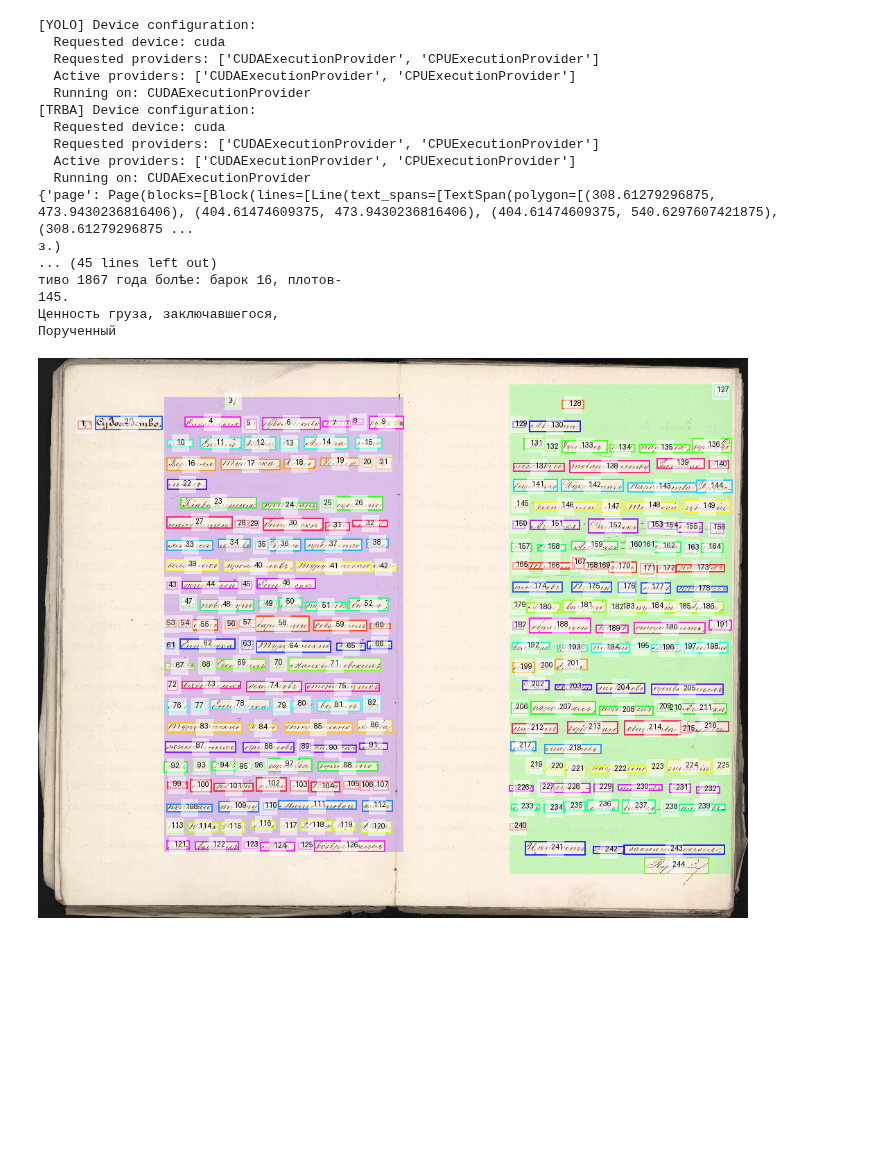
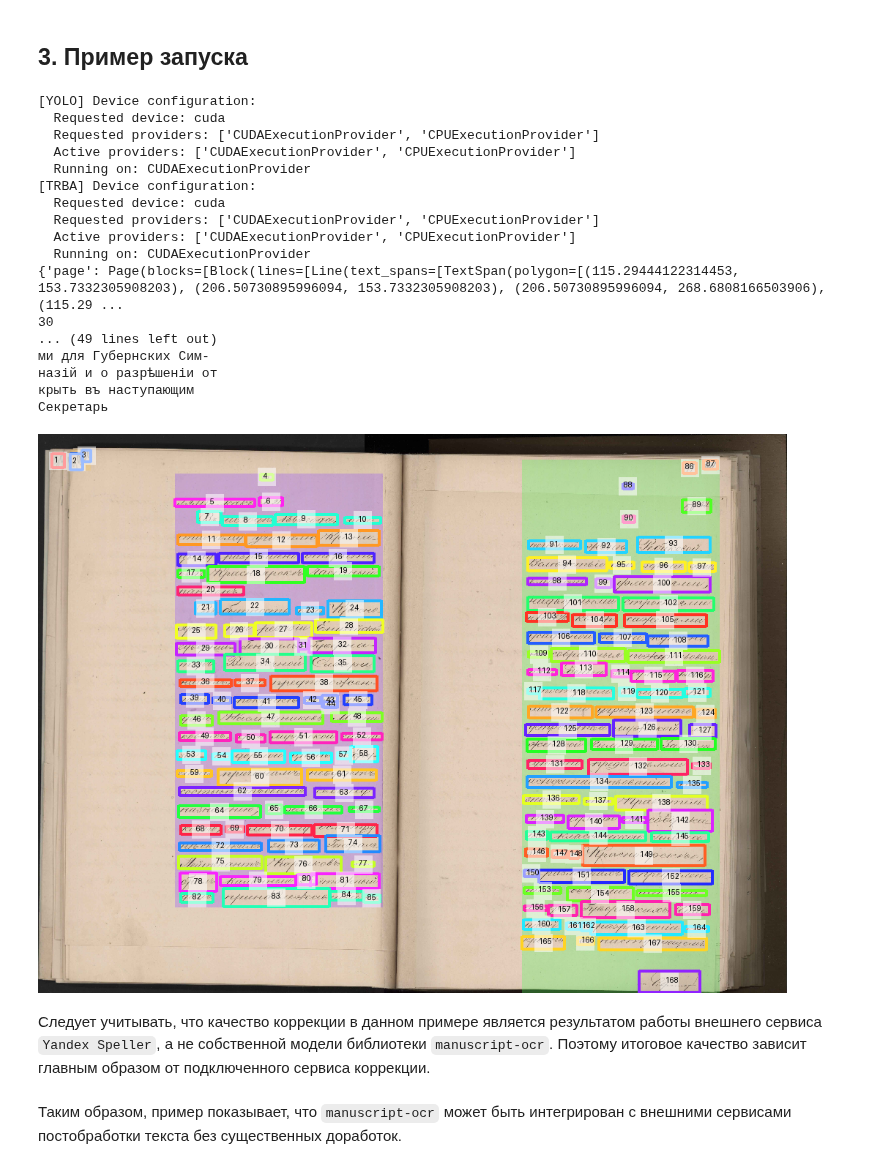
Before and after one commit to konstantinkozhin/manuscript-ocr, a Jupyter notebook: notebooks/Пример_запуска_pipeline_с_yandex_speller.ipynb, the cells around one changed output. Cells and saved outputs as stored; diff of their text form; code cells hidden in the pictures; blank space fills up the shorter version.

```diff
--- a/notebooks/Пример_запуска_pipeline_с_yandex_speller.ipynb
+++ b/notebooks/Пример_запуска_pipeline_с_yandex_speller.ipynb
@@ -56,47 +129,59 @@ class YandexSpellerCorrector:
 
         except Exception:
             return text
+# %% [markdown]
+## 3. Пример запуска
 # %%
+from pathlib import Path
+from urllib.request import urlretrieve
+
 from manuscript import Pipeline
 from manuscript.utils.visualization import visualize_page
 
+image_url = "https://raw.githubusercontent.com/konstantinkozhin/manuscript-ocr/main/example/images/img1.jpeg"
+image_path = Path("img1.jpeg")
 
-image_path = r"C:\Users\USER\manuscript-ocr-2\example\ocr_example_image.jpg"
+if not image_path.exists():
+    urlretrieve(image_url, image_path)
 
 pipeline = Pipeline(
     corrector=YandexSpellerCorrector(),
 )
 
-result = pipeline.predict(image_path)
+result = pipeline.predict(str(image_path))
 
 print(result)
 
 text = pipeline.get_text(result["page"])
 print(text)
 
 visualize_page(
-    image_path,
+    str(image_path),
     result["page"],
     show_lines=False,
     show_numbers=True,
-    max_size = 1024
+    max_size=1024,
 )
 # %% [output]
 [YOLO] Device configuration:
   Requested device: cuda
   Requested providers: ['CUDAExecutionProvider', 'CPUExecutionProvider']
   Active providers: ['CUDAExecutionProvider', 'CPUExecutionProvider']
   Running on: CUDAExecutionProvider
 [TRBA] Device configuration:
   Requested device: cuda
   Requested providers: ['CUDAExecutionProvider', 'CPUExecutionProvider']
   Active providers: ['CUDAExecutionProvider', 'CPUExecutionProvider']
   Running on: CUDAExecutionProvider
-{'page': Page(blocks=[Block(lines=[Line(text_spans=[TextSpan(polygon=[(308.61279296875, 473.9430236816406), (404.61474609375, 473.9430236816406), (404.61474609375, 540.6297607421875), (308.61279296875 ...
-з.)
-... (45 lines left out)
-тиво 1867 года болѣе: барок 16, плотов-
-145.
-Ценность груза, заключавшегося,
-Порученный
+{'page': Page(blocks=[Block(lines=[Line(text_spans=[TextSpan(polygon=[(115.29444122314453, 153.7332305908203), (206.50730895996094, 153.7332305908203), (206.50730895996094, 268.6808166503906), (115.29 ...
+30
+... (49 lines left out)
+ми для Губернских Сим-
+назiй и о разрѣшенiи от
+крыть въ наступающим
+Секретарь
-[figure, old version]
+[figure, new version]
+# %% [markdown]
+Следует учитывать, что качество коррекции в данном примере является результатом работы внешнего сервиса `Yandex Speller`, а не собственной модели библиотеки `manuscript-ocr`. Поэтому итоговое качество зависит главным образом от подключенного сервиса коррекции.
+# %% [markdown]
+Таким образом, пример показывает, что `manuscript-ocr` может быть интегрирован с внешними сервисами постобработки текста без существенных доработок.
```
Also changed, not shown: parts of 8 cells of this notebook, 13 other files.
